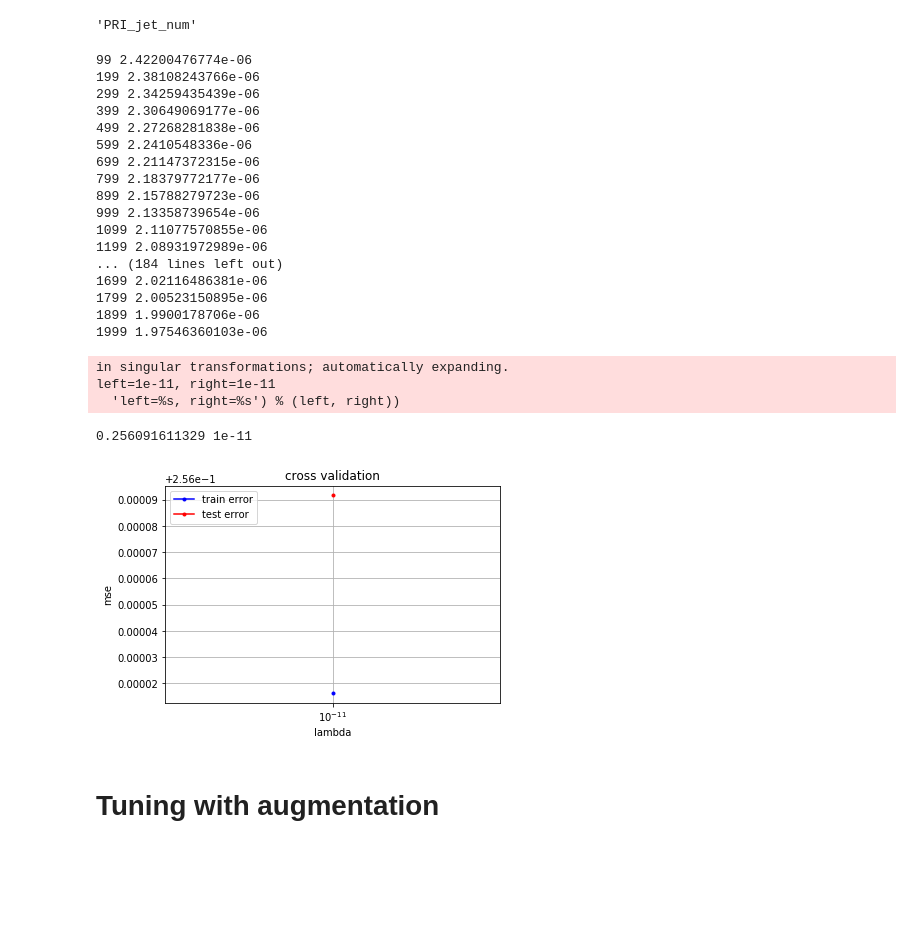
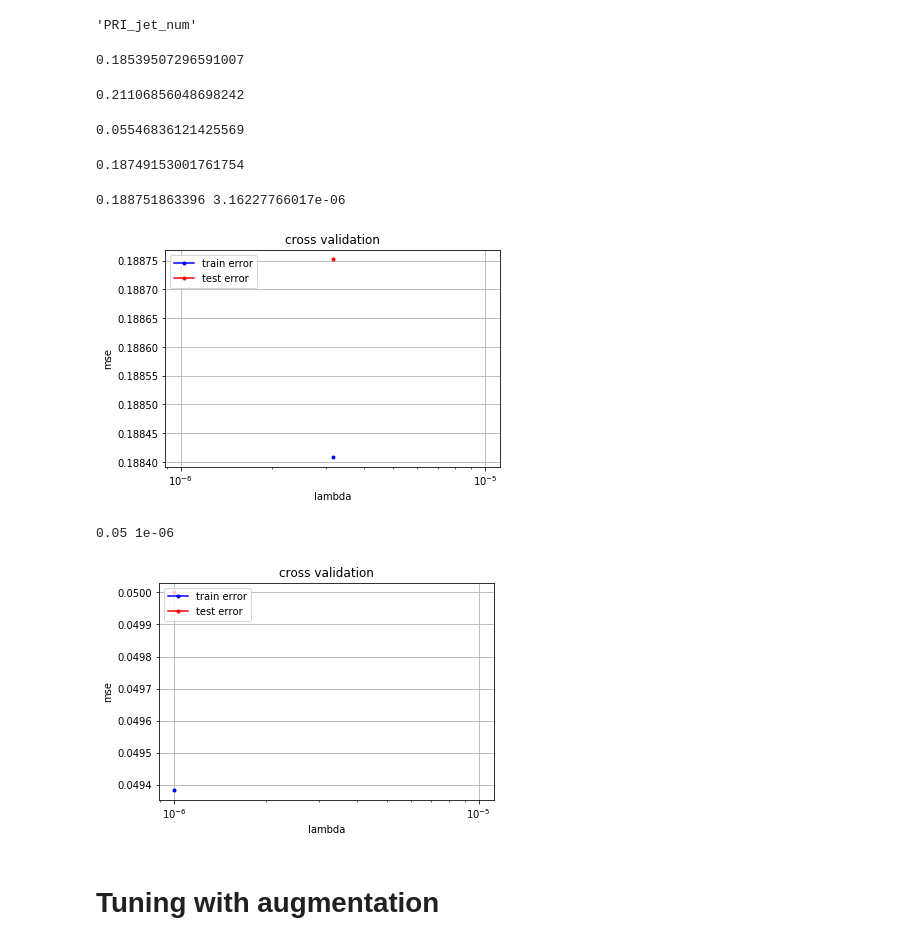
Before and after one commit to inverniz/ML_project, a Jupyter notebook: scripts/Model_building.ipynb, the cells around one changed output. Saved outputs shown, nothing was run; the diff lists cells and outputs as text; code cells hidden in the pictures; blank space fills up the shorter version.

Commit message:
Logistic GD

```diff
--- a/scripts/Model_building.ipynb
+++ b/scripts/Model_building.ipynb
@@ -532,48 +532,77 @@ labels[22]
 28
 12
 'PRI_jet_num'
+# %%
+x_jet, y_jet = get_group(x_augmented, y_scaled, 4)
+x_jet = (x_jet - np.mean(x_jet, axis=0))/np.std(x_jet, axis=0)
+x_jet = np.c_[np.ones(x_jet.shape[0]), x_jet]
+degree = 3
+w, loss = logistic_GD(y_jet, x_jet, np.array([1]), 0, 50000, 10**(-7), degree)
+accuracy_with_poly(y_jet, x_jet, w, degree, True)
+# %% [output]
+0.18539507296591007
+# %%
+x_jet, y_jet = get_group(x_augmented, y_scaled, 2)
+x_jet = (x_jet - np.mean(x_jet, axis=0))/np.std(x_jet, axis=0)
+x_jet = np.c_[np.ones(x_jet.shape[0]), x_jet]
+degree = 3
+w, loss = logistic_GD(y_jet, x_jet, np.array([1]), 0, 35000, 10**(-4), degree)
+accuracy_with_poly(y_jet, x_jet, w, degree, True)
+# %% [output]
+0.21106856048698242
+# %%
+x_jet, y_jet = get_group(x_augmented, y_scaled, 1)
+x_jet = (x_jet - np.mean(x_jet, axis=0))/np.std(x_jet, axis=0)
+x_jet = np.c_[np.ones(x_jet.shape[0]), x_jet]
+w, loss = logistic_GD(y_jet, x_jet, np.array([1]), 0, 100000, 10**(-5.5), 3)
+accuracy_with_poly(y_jet, x_jet, w, 3, True)
+# %% [output]
+0.05546836121425569
 # %%
 x_jet, y_jet = get_group(x_augmented, y_scaled, 0)
 x_jet = (x_jet - np.mean(x_jet, axis=0))/np.std(x_jet, axis=0)
 x_jet = np.c_[np.ones(x_jet.shape[0]), x_jet]
-w, loss = logistic_GD(y_jet, x_jet, np.array([1]), 0, 5000, 10**(-6), 3)
+w, loss = logistic_GD(y_jet, x_jet, np.array([1]), 0, 50000, 10**(-5.5), 3)
 accuracy_with_poly(y_jet, x_jet, w, 3, True)
+# %% [output]
+0.18749153001761754
 # %%
 0.18975470931 7.94328234724e-06 -5.1 2
 # %%
-val = -11
+val = -5.5
 lambdas = np.logspace(val,val,1)
+# lambdas = np.logspace(-10,-2, 10)
 y_scaled = (y+1)/2.0
 x_jet, y_jet = get_group(x_augmented, y_scaled, 0)
 rmse_tr = []
 rmse_te = []
 degree = 3
+max_iters = 50000
 for lambda_ in lambdas:
-    rmse_tr_, rmse_te_ = cross_validation(y_jet, x_jet, 10, logistic_GD, accuracy_with_poly, {'lambda_': 0,'initial_w': np.zeros(x.shape[1] + 1), 'max_iters': 2000, 'gamma': lambda_, 'degree': degree}, {'degree': degree, 'is_sigmoid': True})
+    rmse_tr_, rmse_te_ = cross_validation(y_jet, x_jet, 10, logistic_GD, accuracy_with_poly, {'lambda_': 0,'initial_w': np.zeros(x.shape[1] + 1), 'max_iters': max_iters, 'gamma': lambda_, 'degree': degree}, {'degree': degree, 'is_sigmoid': True})
     rmse_tr.append(rmse_tr_)
     rmse_te.append(rmse_te_)
 cross_validation_visualization(lambdas, rmse_tr, rmse_te)
 print(np.min(rmse_te), lambdas[np.argmin(rmse_te)])
 # %% [output]
-99 2.42200476774e-06
-199 2.38108243766e-06
-299 2.34259435439e-06
-399 2.30649069177e-06
-499 2.27268281838e-06
-599 2.2410548336e-06
-699 2.21147372315e-06
-799 2.18379772177e-06
-899 2.15788279723e-06
-999 2.13358739654e-06
-1099 2.11077570855e-06
-1199 2.08931972989e-06
-... (184 lines left out)
-1699 2.02116486381e-06
-1799 2.00523150895e-06
-1899 1.9900178706e-06
-1999 1.97546360103e-06
+0.188751863396 3.16227766017e-06
-in singular transformations; automatically expanding.
-left=1e-11, right=1e-11
-  'left=%s, right=%s') % (left, right))
-0.256091611329 1e-11
-[figure, old version]
+[figure, new version]
+# %%
+val = -6
+lambdas = np.logspace(val,val,1)
+# lambdas = np.logspace(-10,-2, 10)
+y_scaled = (y+1)/2.0
+x_jet, y_jet = get_group(x_augmented, y_scaled, 1)
+rmse_tr = []
+rmse_te = []
+degree = 3
+max_iters = 50000
+for lambda_ in lambdas:
+    rmse_tr_, rmse_te_ = cross_validation(y_jet, x_jet, 10, logistic_GD, accuracy_with_poly, {'lambda_': 0,'initial_w': np.zeros(x.shape[1] + 1), 'max_iters': max_iters, 'gamma': lambda_, 'degree': degree}, {'degree': degree, 'is_sigmoid': True})
+    rmse_tr.append(rmse_tr_)
+    rmse_te.append(rmse_te_)
+cross_validation_visualization(lambdas, rmse_tr, rmse_te)
+print(np.min(rmse_te), lambdas[np.argmin(rmse_te)])
+# %% [output]
+0.05 1e-06
+[figure, added]
```
Also changed, not shown: parts of 1 cell of this notebook, 1 other file.
